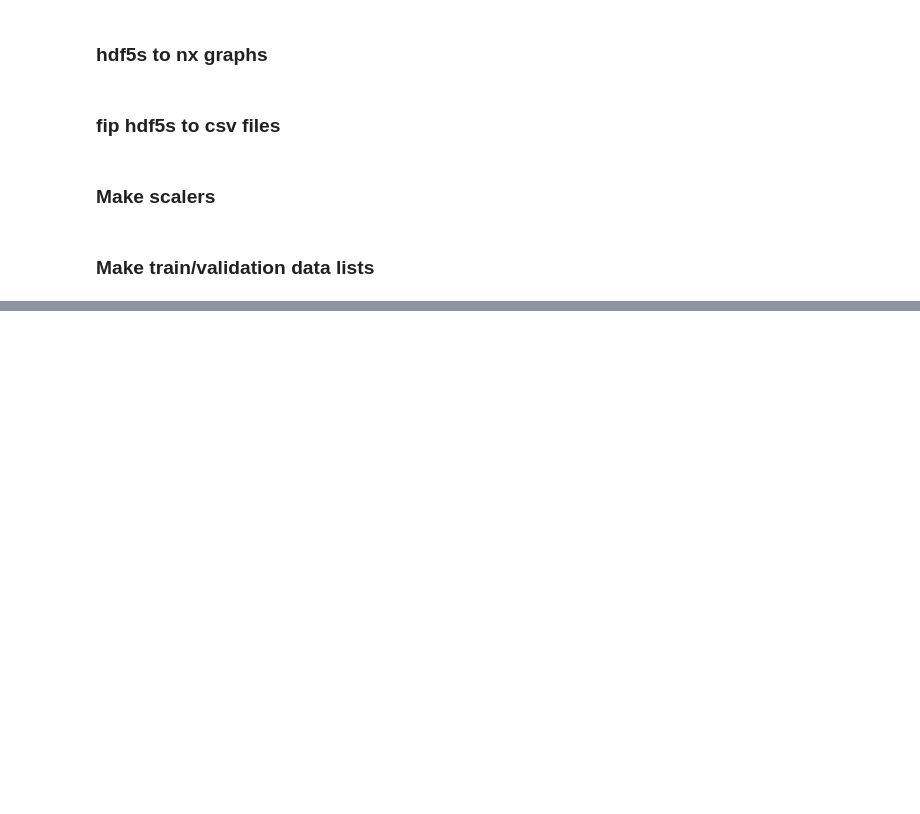
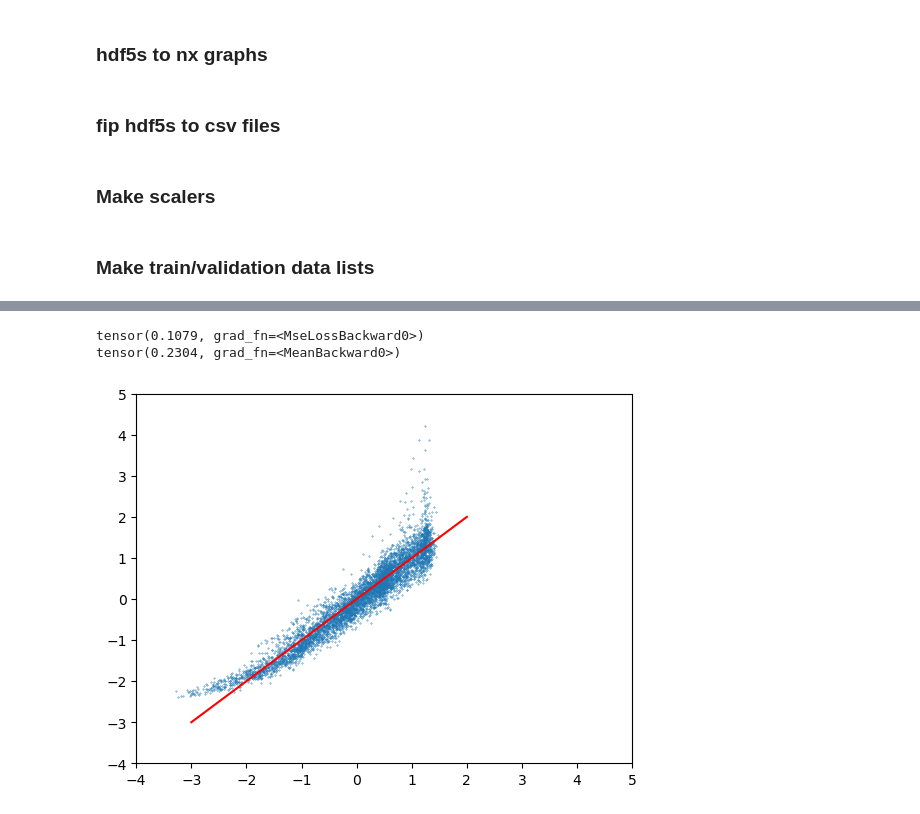
Before and after one commit to vivelakorea/FIPGraph, a Jupyter notebook: code/main.ipynb, the cells around one changed output, grey strips where cells are left out. Cells and saved outputs as stored; diff of their text form; code cells hidden in the pictures; blank space fills up the shorter version.

```diff
--- a/code/main.ipynb
+++ b/code/main.ipynb
@@ -57,0 +221,29 @@ for texture in textures:
+# %%
+import numpy as np
+import torch
+from utils_training import getLoader
+
+train_loader = getLoader(datalist_dir=f'{MAIN_DIR}\\preprocessing\\graph_torchdata\\{30}\\train_datalist.pickle',
+                         batch_fraction=1.0,
+                         )
+
+val_loader = getLoader(datalist_dir=f'{MAIN_DIR}\\preprocessing\\graph_torchdata\\{30}\\val_datalist.pickle',
+                       batch_fraction=1.0,
+                       )
+##
+from utils_training import GNN
+val_batch = next(iter(val_loader))
+y = model(val_batch)
+from matplotlib import pyplot as plt
+plt.scatter(y.detach().numpy(), val_batch.fip.detach().numpy(), s=0.1)
+plt.plot([-3,2],[-3,2],color='red')
+plt.xlim((-4,5))
+plt.ylim((-4,5))
+import torch.nn.functional as F
+print(F.mse_loss(y, val_batch.fip))
+# print(np.mean(np.abs(y.detach().numpy() - val_batch.fip.detach().numpy()/val_batch.fip.detach().numpy())))
+print(F.l1_loss(y, val_batch.fip))
+# %% [output]
+tensor(0.1079, grad_fn=<MseLossBackward0>)
+tensor(0.2304, grad_fn=<MeanBackward0>)
+[figure, added]
```
Also changed, not shown: parts of 18 cells of this notebook, 2 other files.
